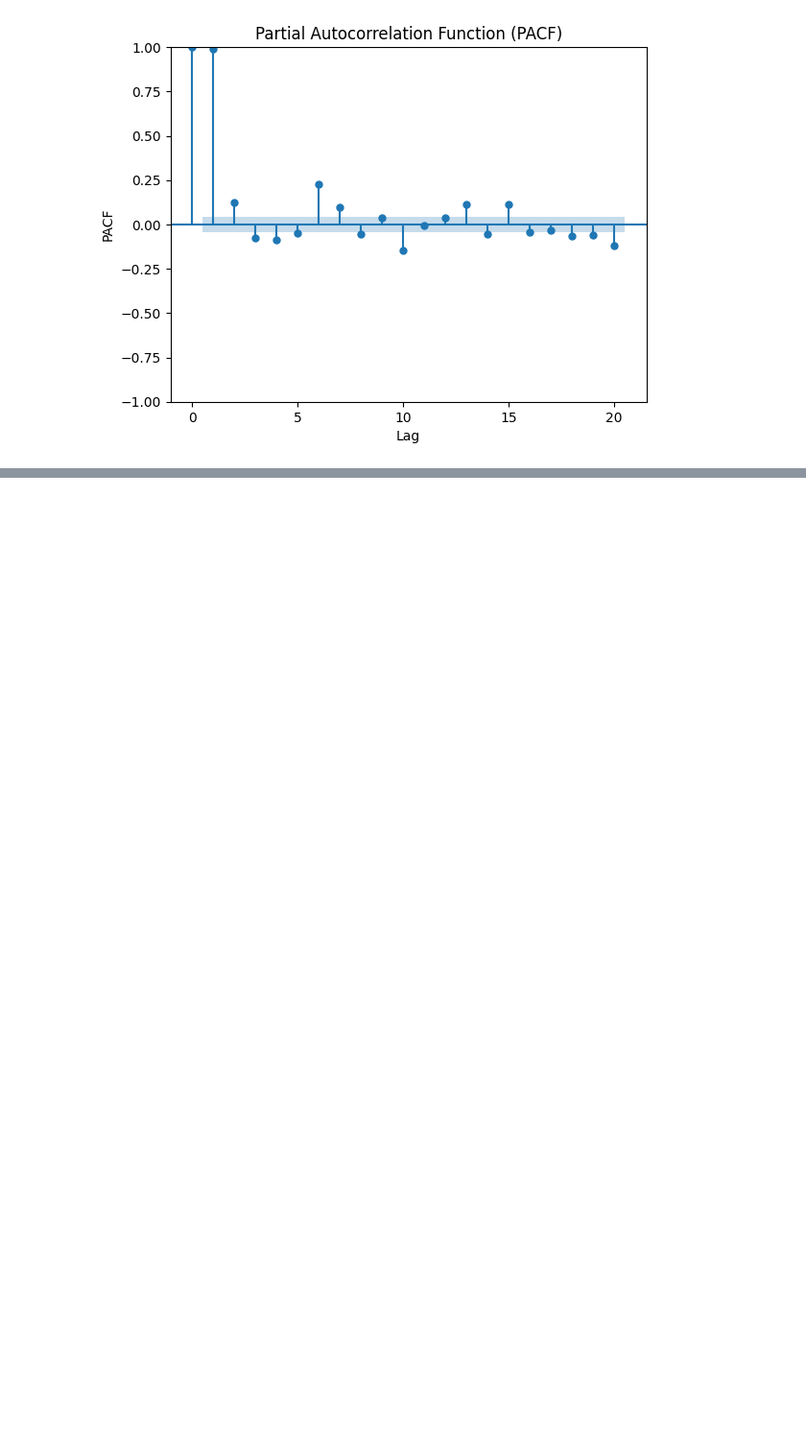
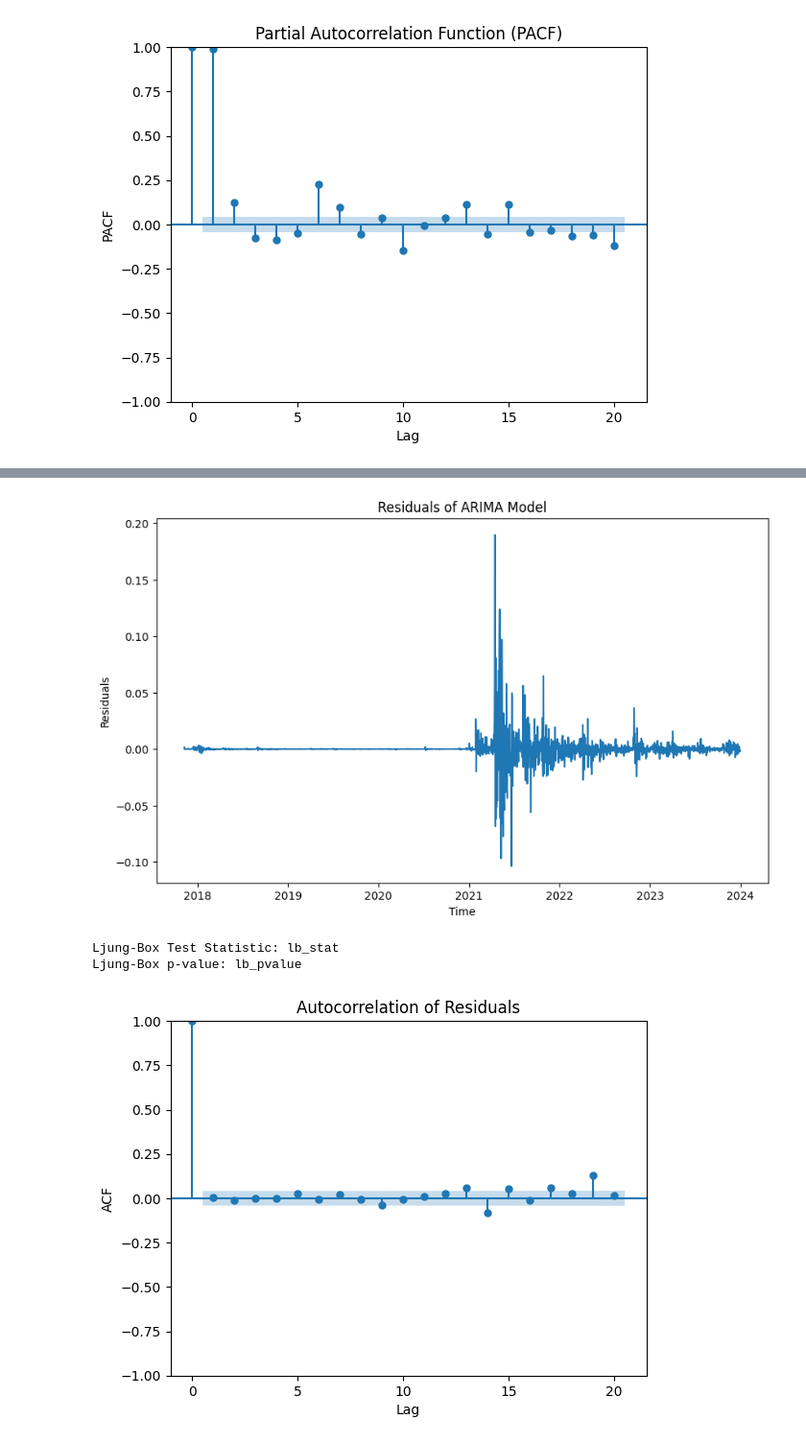
Before and after one commit to paulmachau/Dogecion-Historical-Prices, a Jupyter notebook: Dogecoin_price_prediction_LSTM.ipynb, the cells around one changed output, grey strips where cells are left out. Shown at 96% size. Cells and saved outputs as stored; diff of their text form; code cells hidden in the pictures; blank space fills up the shorter version.

```diff
--- a/Dogecoin_price_prediction_LSTM.ipynb
+++ b/Dogecoin_price_prediction_LSTM.ipynb
@@ -790,0 +901,33 @@ plt.show()
+# %%
+import matplotlib.pyplot as plt
+from statsmodels.graphics.tsaplots import plot_acf
+
+# Get the residuals of the ARIMA model
+residuals = model_fit.resid
+
+# Plot residuals
+plt.figure(figsize=(10, 6))
+plt.plot(residuals)
+plt.title('Residuals of ARIMA Model')
+plt.xlabel('Time')
+plt.ylabel('Residuals')
+plt.show()
+
+# Check for white noise using Ljung-Box test
+from statsmodels.stats.diagnostic import acorr_ljungbox
+
+lb_test_statistic, lb_p_value = acorr_ljungbox(residuals)
+print(f'Ljung-Box Test Statistic: {lb_test_statistic}')
+print(f'Ljung-Box p-value: {lb_p_value}')
+
+# Plot ACF of residuals
+plot_acf(residuals, lags=20)
+plt.title('Autocorrelation of Residuals')
+plt.xlabel('Lag')
+plt.ylabel('ACF')
+plt.show()
+# %% [output]
+[figure, added]
+Ljung-Box Test Statistic: lb_stat
+Ljung-Box p-value: lb_pvalue
+[figure, added]
```
Also changed, not shown: parts of 7 cells of this notebook.
